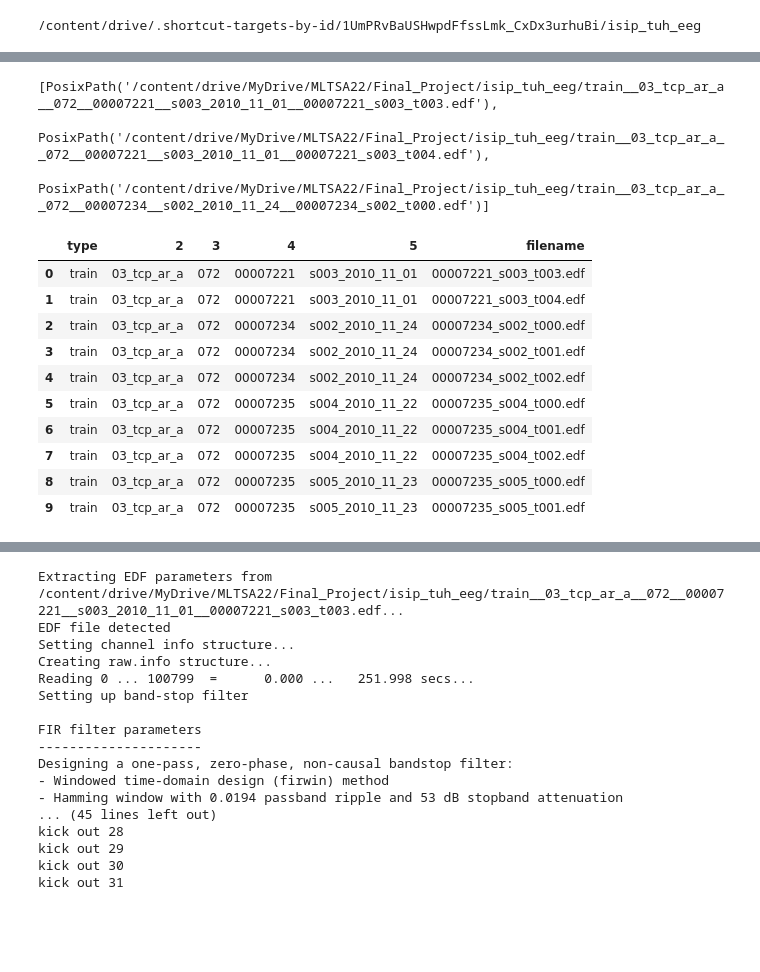
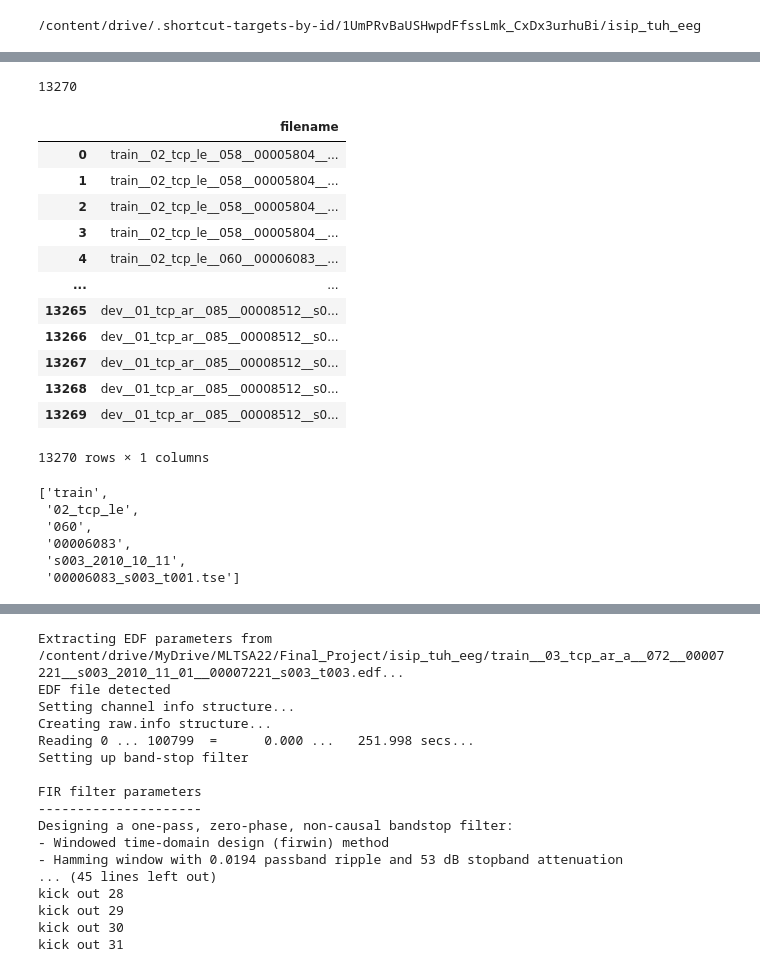
Before and after one commit to Janina712/MLTSA_FinalProject, a Jupyter notebook: Preprocess_pipeline.ipynb, the cells around one changed output, grey strips where cells are left out. Drawn from its saved outputs; the diff is of its cells as text; code cells hidden in the pictures; blank space fills up the shorter version.

```diff
--- a/Preprocess_pipeline.ipynb
+++ b/Preprocess_pipeline.ipynb
@@ -69,2 +53,2 @@ import pandas as pd
 # %%
-drive_tuh_eeg_loc = '/content/drive/MyDrive/MLTSA22/Final_Project/isip_tuh_eeg'
+drive_tuh_eeg_loc = Path('/content/drive/MyDrive/MLTSA22/Final_Project/isip_tuh_eeg')
@@ -83,7 +66,6 @@ edf_files = list(Path(drive_tuh_eeg_loc).glob('*.edf'))
-# %%
-edf_files[:3]
-# %% [output]
-[PosixPath('/content/drive/MyDrive/MLTSA22/Final_Project/isip_tuh_eeg/train__03_tcp_ar_a__072__00007221__s003_2010_11_01__00007221_s003_t003.edf'),
- PosixPath('/content/drive/MyDrive/MLTSA22/Final_Project/isip_tuh_eeg/train__03_tcp_ar_a__072__00007221__s003_2010_11_01__00007221_s003_t004.edf'),
- PosixPath('/content/drive/MyDrive/MLTSA22/Final_Project/isip_tuh_eeg/train__03_tcp_ar_a__072__00007234__s002_2010_11_24__00007234_s002_t000.edf')]
+# %%
+# how many files we have in total
+len(downloaded_files)
+# %% [output]
+13270
 # %%
@@ -101,14 +76,25 @@ data_files = pd.DataFrame(
-# %%
-data_files
-# %% [output]
-|  | type | 2 | 3 | 4 | 5 | filename |
-| 0 | train | 03_tcp_ar_a | 072 | 00007221 | s003_2010_11_01 | 00007221_s003_t003.edf |
-| 1 | train | 03_tcp_ar_a | 072 | 00007221 | s003_2010_11_01 | 00007221_s003_t004.edf |
-| 2 | train | 03_tcp_ar_a | 072 | 00007234 | s002_2010_11_24 | 00007234_s002_t000.edf |
-| 3 | train | 03_tcp_ar_a | 072 | 00007234 | s002_2010_11_24 | 00007234_s002_t001.edf |
-| 4 | train | 03_tcp_ar_a | 072 | 00007234 | s002_2010_11_24 | 00007234_s002_t002.edf |
-| 5 | train | 03_tcp_ar_a | 072 | 00007235 | s004_2010_11_22 | 00007235_s004_t000.edf |
-| 6 | train | 03_tcp_ar_a | 072 | 00007235 | s004_2010_11_22 | 00007235_s004_t001.edf |
-| 7 | train | 03_tcp_ar_a | 072 | 00007235 | s004_2010_11_22 | 00007235_s004_t002.edf |
-| 8 | train | 03_tcp_ar_a | 072 | 00007235 | s005_2010_11_23 | 00007235_s005_t000.edf |
-| 9 | train | 03_tcp_ar_a | 072 | 00007235 | s005_2010_11_23 | 00007235_s005_t001.edf |
+# %%
+files_raw_df
+# %% [output]
+|  | filename |
+| 0 | train__02_tcp_le__058__00005804__... |
+| 1 | train__02_tcp_le__058__00005804__... |
+| 2 | train__02_tcp_le__058__00005804__... |
+| 3 | train__02_tcp_le__058__00005804__... |
+| 4 | train__02_tcp_le__060__00006083__... |
+| ... | ... |
+| 13265 | dev__01_tcp_ar__085__00008512__s0... |
+| 13266 | dev__01_tcp_ar__085__00008512__s0... |
+| 13267 | dev__01_tcp_ar__085__00008512__s0... |
+| 13268 | dev__01_tcp_ar__085__00008512__s0... |
+| 13269 | dev__01_tcp_ar__085__00008512__s0... |
+13270 rows × 1 columns
+# %%
+files_raw_df['filename'][4].split('__')
+# %% [output]
+['train',
+ '02_tcp_le',
+ '060',
+ '00006083',
+ 's003_2010_10_11',
+ '00006083_s003_t001.tse']
```
Also changed, not shown: parts of 20 cells of this notebook.
